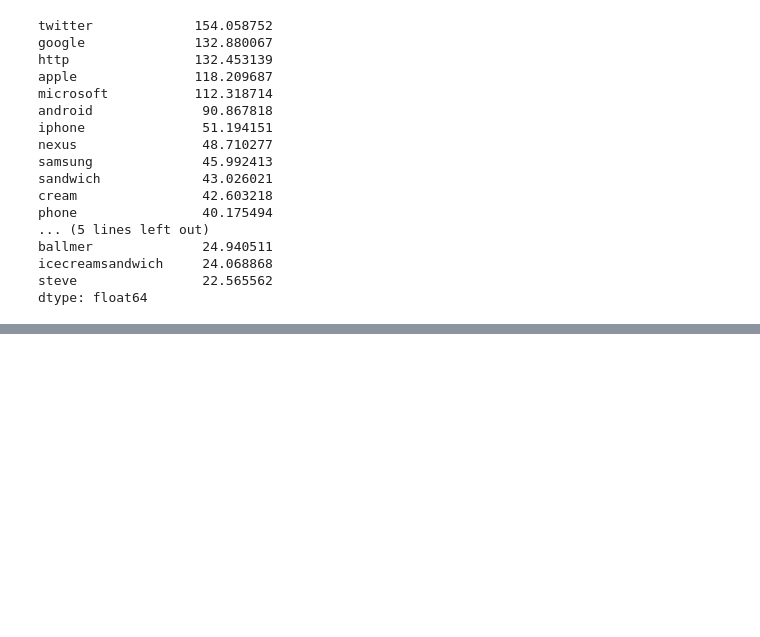
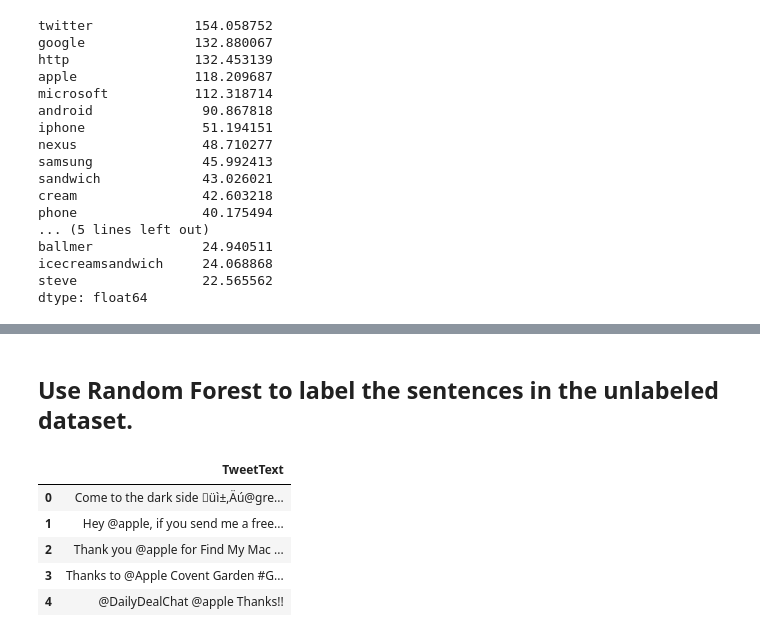
Before and after one commit to AnnaJazayeri/Social-Media-Analysis-X, a Jupyter notebook: Social Media Analysis.ipynb, the cells around one changed output, grey strips where cells are left out. Drawn from its saved outputs; the diff is of its cells as text; code cells hidden in the pictures; blank space fills up the shorter version.

```diff
--- a/Social Media Analysis.ipynb
+++ b/Social Media Analysis.ipynb
@@ -201,0 +359,14 @@ weighted avg       0.81      0.71      0.64      1395
+# %% [markdown]
+## Use Random Forest to label the sentences in the unlabeled dataset.
+# %%
+column_names = ['Id', 'TweetText']
+unlabeled_df = pd.read_excel("testing_data.xlsx", names=column_names, header=None)
+unlabeled_df = unlabeled_df.drop(['Id'], axis=1)
+unlabeled_df.head()
+# %% [output]
+|  | TweetText |
+| 0 | Come to the dark side üì±‚Äú@gre... |
+| 1 | Hey @apple, if you send me a free... |
+| 2 | Thank you @apple for Find My Mac ... |
+| 3 | Thanks to @Apple Covent Garden #G... |
+| 4 | @DailyDealChat @apple Thanks!! |
```
Also changed, not shown: parts of 40 cells of this notebook, 1 other file.
